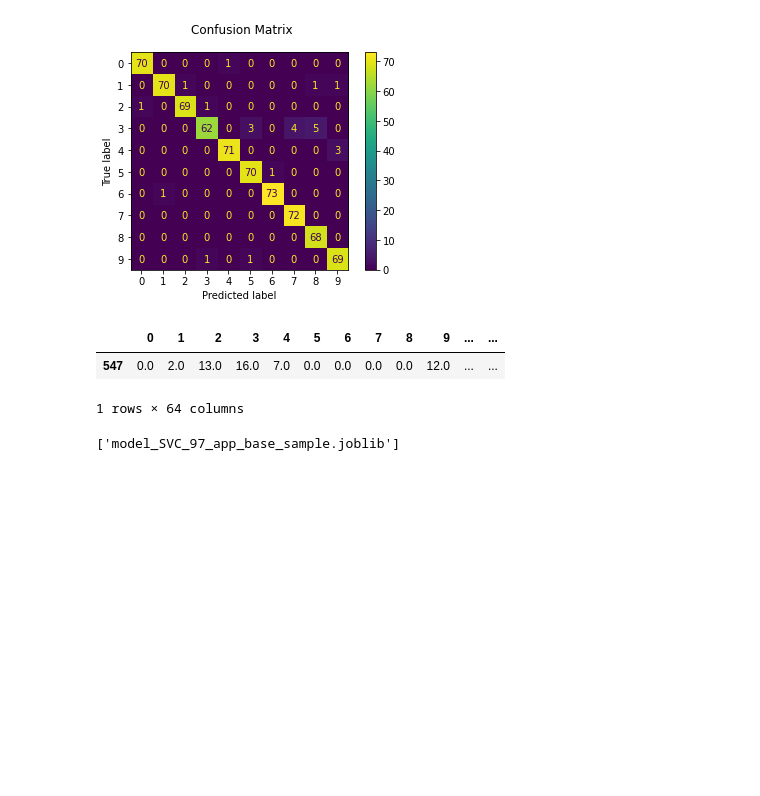
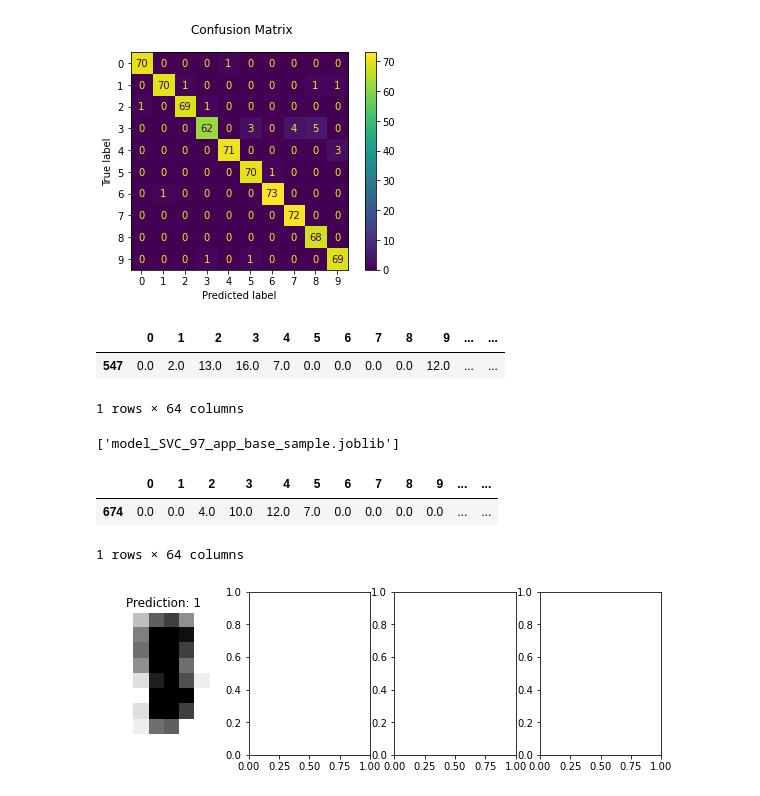
Before and after one commit to svjr/windows-server-core-wfastcgi-flask-python, a Jupyter notebook: _dev/notebook/train_digits_classification.ipynb, the cells around one changed output. Drawn from its saved outputs; the diff is of its cells as text; code cells hidden in the pictures; blank space fills up the shorter version.

```diff
--- a/_dev/notebook/train_digits_classification.ipynb
+++ b/_dev/notebook/train_digits_classification.ipynb
@@ -152,0 +158,21 @@ dump(clf,'model_SVC_97_app_base_sample.joblib',compress=3)
+# %%
+model_loaded = load('model_SVC_97_app_base_sample.joblib')
+# %%
+df = pd.read_csv('sample_image_app_base.csv',index_col=0)
+# %%
+df
+# %% [output]
+|  | 0 | 1 | 2 | 3 | 4 | 5 | 6 | 7 | 8 | 9 | ... | ... |
+| 674 | 0.0 | 0.0 | 4.0 | 10.0 | 12.0 | 7.0 | 0.0 | 0.0 | 0.0 | 0.0 | ... | ... |
+1 rows × 64 columns
+# %%
+predicted = model_loaded.predict(df)
+# %%
+_, axes = plt.subplots(nrows=1, ncols=4, figsize=(10, 3))
+for ax, image, prediction in zip(axes, np.array(df), predicted):
+    ax.set_axis_off()
+    image = image.reshape(8, 8)
+    ax.imshow(image, cmap=plt.cm.gray_r, interpolation='nearest')
+    ax.set_title(f'Prediction: {prediction}')
+# %% [output]
+[figure, added]
```
Also changed, not shown: parts of 1 cell of this notebook.
